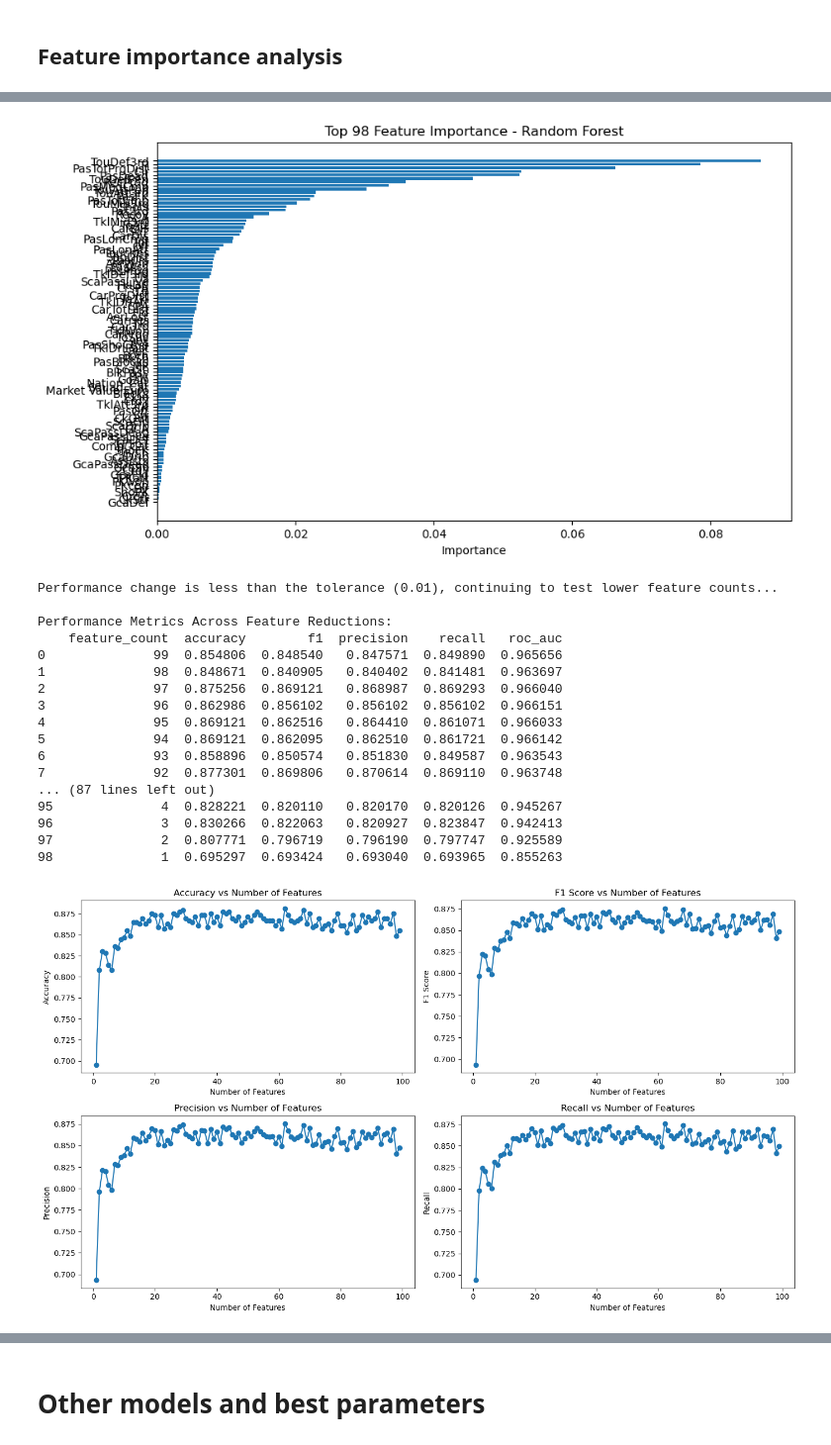
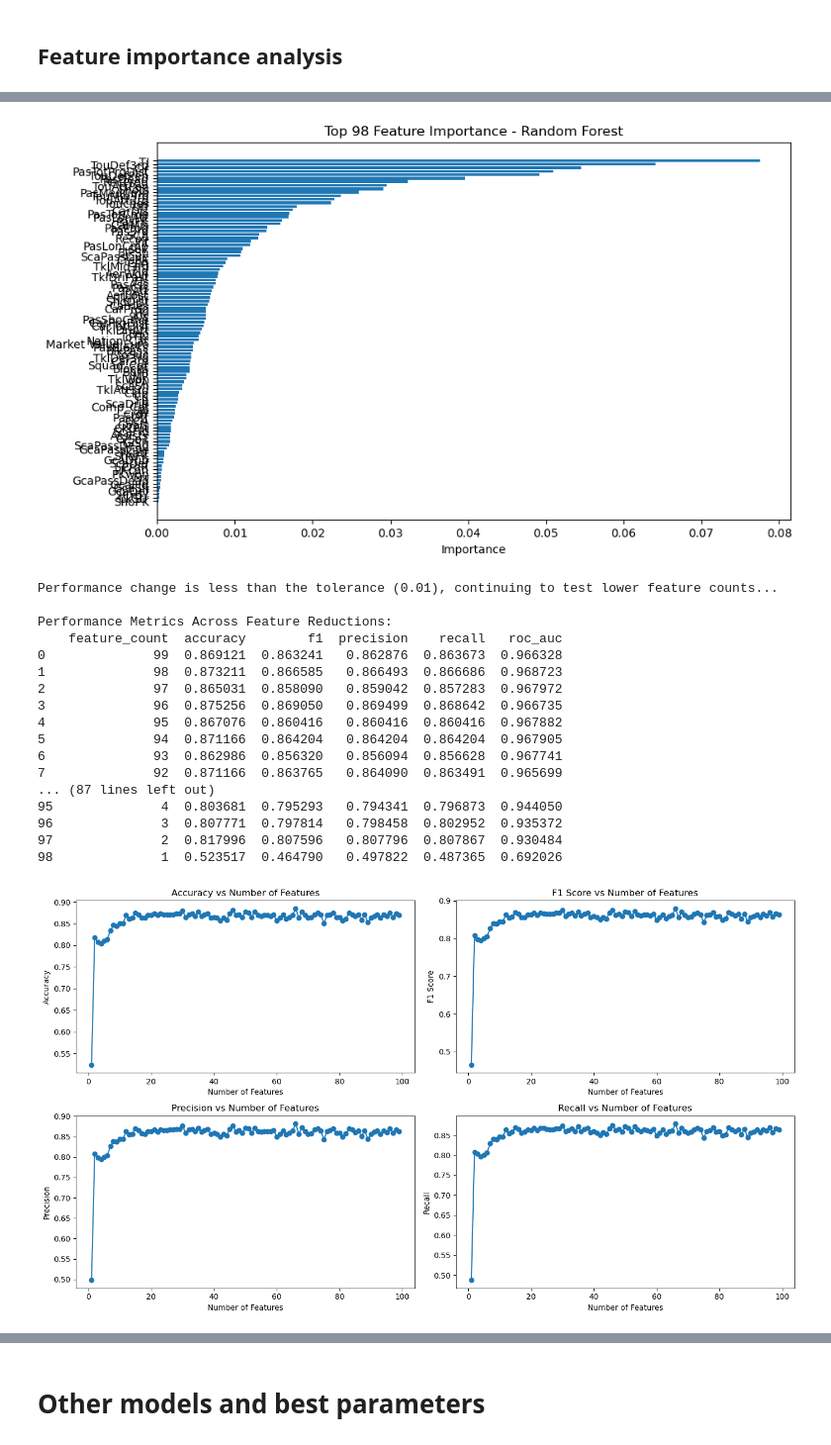
Before and after one commit to Fidot-2311/Dissertation, a Jupyter notebook: EDA_Deploy.ipynb, the cells around one changed output, grey strips where cells are left out. Shown at 99% size. Cells and saved outputs as stored; diff of their text form; code cells hidden in the pictures.

```diff
--- a/EDA_Deploy.ipynb
+++ b/EDA_Deploy.ipynb
@@ -708,15 +731,26 @@ ROC AUC Score: 0.9640279154943938
 # %%
 import pandas as pd
 from sklearn.ensemble import RandomForestClassifier
-from sklearn.metrics import classification_report, confusion_matrix, accuracy_score, f1_score, precision_score, recall_score, roc_auc_score
+from sklearn.metrics import (classification_report, confusion_matrix, accuracy_score,
+                             f1_score, precision_score, recall_score, roc_auc_score)
 from sklearn.preprocessing import label_binarize
 import matplotlib.pyplot as plt
+import numpy as np
+
+# Define the random seed for reproducibility
+random_seed = 42
 
 # Define the best parameters
-best_params = {'max_depth': None, 'min_samples_leaf': 1, 'min_samples_split': 10, 'n_estimators': 50}
+best_params = {
+    'max_depth': 10,
+    'min_samples_leaf': 1,
+    'min_samples_split': 2,
+    'n_estimators': 100,
+    'random_state': random_seed
+}
 
 # Train the RandomForestClassifier with the best parameters
-best_rf_pos_cat = RandomForestClassifier(**best_params, random_state=42)
+best_rf_pos_cat = RandomForestClassifier(**best_params)
 best_rf_pos_cat.fit(X_train_pos, y_train_pos)
 
 # Extract feature importances
@@ -755,7 +789,7 @@ for n in range(len(feature_names), min_features - 1, -1):
     X_test_top_n = X_test_pos[top_n_features]
 
     # Train the RandomForestClassifier on the top n features
-    best_rf_pos_cat_top_n = RandomForestClassifier(**best_params, random_state=42)
+    best_rf_pos_cat_top_n = RandomForestClassifier(**best_params)
     best_rf_pos_cat_top_n.fit(X_train_top_n, y_train_pos)
 
     # Predict on the test set with top n features
@@ -769,7 +803,10 @@ for n in range(len(feature_names), min_features - 1, -1):
     current_recall = recall_score(y_test_pos, y_pred_best_top_n, average='macro')
 
     # Compute ROC AUC
-    current_roc_auc = roc_auc_score(y_test_binarized, y_pred_prob_best_top_n, average='macro', multi_class='ovo')
+    try:
+        current_roc_auc = roc_auc_score(y_test_binarized, y_pred_prob_best_top_n, average='macro', multi_class='ovo')
+    except ValueError:
+        current_roc_auc = 'Cannot compute AUC for multiclass with the current settings.'
 
     # Store performance metrics
     performance_metrics['feature_count'].append(n)
@@ -809,7 +846,7 @@ for n in range(len(feature_names), min_features - 1, -1):
                 top_test_features = feature_importances.head(test_n)['Feature'].values
                 X_train_test = X_train_pos[top_test_features]
                 X_test_test = X_test_pos[top_test_features]
-                model = RandomForestClassifier(**best_params, random_state=42)
+                model = RandomForestClassifier(**best_params)
                 model.fit(X_train_test, y_train_pos)
                 y_pred_test = model.predict(X_test_test)
                 y_pred_prob_test = model.predict_proba(X_test_test)
@@ -906,22 +943,22 @@ Confusion Matrix for Best Model with Top 98 Features:
-[figure, old version]
+[figure, new version]
 Performance change is less than the tolerance (0.01), continuing to test lower feature counts...
 
 Performance Metrics Across Feature Reductions:
     feature_count  accuracy        f1  precision    recall   roc_auc
-0              99  0.854806  0.848540   0.847571  0.849890  0.965656
-1              98  0.848671  0.840905   0.840402  0.841481  0.963697
-2              97  0.875256  0.869121   0.868987  0.869293  0.966040
-3              96  0.862986  0.856102   0.856102  0.856102  0.966151
-4              95  0.869121  0.862516   0.864410  0.861071  0.966033
-5              94  0.869121  0.862095   0.862510  0.861721  0.966142
-6              93  0.858896  0.850574   0.851830  0.849587  0.963543
-7              92  0.877301  0.869806   0.870614  0.869110  0.963748
+0              99  0.869121  0.863241   0.862876  0.863673  0.966328
+1              98  0.873211  0.866585   0.866493  0.866686  0.968723
+2              97  0.865031  0.858090   0.859042  0.857283  0.967972
+3              96  0.875256  0.869050   0.869499  0.868642  0.966735
+4              95  0.867076  0.860416   0.860416  0.860416  0.967882
+5              94  0.871166  0.864204   0.864204  0.864204  0.967905
+6              93  0.862986  0.856320   0.856094  0.856628  0.967741
+7              92  0.871166  0.863765   0.864090  0.863491  0.965699
 ... (87 lines left out)
-95              4  0.828221  0.820110   0.820170  0.820126  0.945267
-96              3  0.830266  0.822063   0.820927  0.823847  0.942413
-97              2  0.807771  0.796719   0.796190  0.797747  0.925589
-98              1  0.695297  0.693424   0.693040  0.693965  0.855263
+95              4  0.803681  0.795293   0.794341  0.796873  0.944050
+96              3  0.807771  0.797814   0.798458  0.802952  0.935372
+97              2  0.817996  0.807596   0.807796  0.807867  0.930484
+98              1  0.523517  0.464790   0.497822  0.487365  0.692026
-[figure, old version]
+[figure, new version]
 # %%
 import pandas as pd
 from sklearn.ensemble import RandomForestClassifier
```
Also changed, not shown: parts of 34 cells of this notebook, 1 other file.
